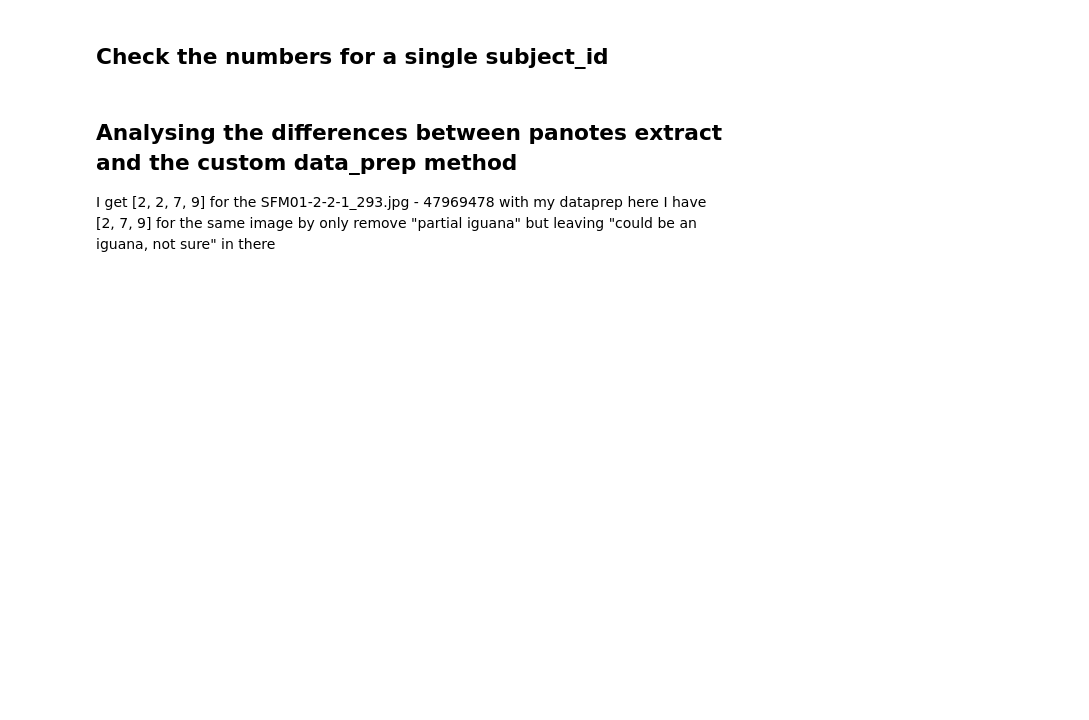
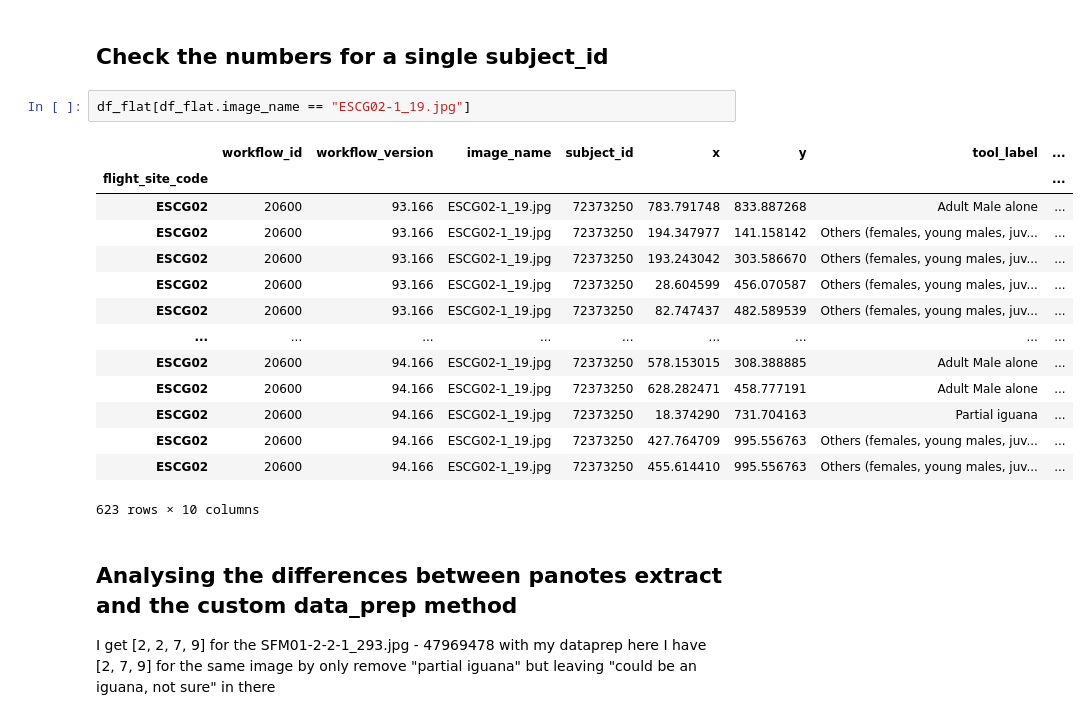
Before and after one commit to cwinkelmann/iguanas-from-above-zooniverse, a Jupyter notebook: Workflow_comparison.ipynb, the cells around one changed output. Saved outputs shown, nothing was run; the diff lists cells and outputs as text; blank space fills up the shorter version.

```diff
--- a/Workflow_comparison.ipynb
+++ b/Workflow_comparison.ipynb
@@ -474,5 +297,22 @@ df_panotes_point_extractor_r_ex_dropped
 # %% [markdown]
 ## Check the numbers for a single subject_id
+# %%
+df_flat[df_flat.image_name == "ESCG02-1_19.jpg"]
+# %% [output]
+|  | workflow_id | workflow_version | image_name | subject_id | x | y | tool_label | ... |
+| flight_site_code |  |  |  |  |  |  |  | ... |
+| ESCG02 | 20600 | 93.166 | ESCG02-1_19.jpg | 72373250 | 783.791748 | 833.887268 | Adult Male alone | ... |
+| ESCG02 | 20600 | 93.166 | ESCG02-1_19.jpg | 72373250 | 194.347977 | 141.158142 | Others (females, young males, juv... | ... |
+| ESCG02 | 20600 | 93.166 | ESCG02-1_19.jpg | 72373250 | 193.243042 | 303.586670 | Others (females, young males, juv... | ... |
+| ESCG02 | 20600 | 93.166 | ESCG02-1_19.jpg | 72373250 | 28.604599 | 456.070587 | Others (females, young males, juv... | ... |
+| ESCG02 | 20600 | 93.166 | ESCG02-1_19.jpg | 72373250 | 82.747437 | 482.589539 | Others (females, young males, juv... | ... |
+| ... | ... | ... | ... | ... | ... | ... | ... | ... |
+| ESCG02 | 20600 | 94.166 | ESCG02-1_19.jpg | 72373250 | 578.153015 | 308.388885 | Adult Male alone | ... |
+| ESCG02 | 20600 | 94.166 | ESCG02-1_19.jpg | 72373250 | 628.282471 | 458.777191 | Adult Male alone | ... |
+| ESCG02 | 20600 | 94.166 | ESCG02-1_19.jpg | 72373250 | 18.374290 | 731.704163 | Partial iguana | ... |
+| ESCG02 | 20600 | 94.166 | ESCG02-1_19.jpg | 72373250 | 427.764709 | 995.556763 | Others (females, young males, juv... | ... |
+| ESCG02 | 20600 | 94.166 | ESCG02-1_19.jpg | 72373250 | 455.614410 | 995.556763 | Others (females, young males, juv... | ... |
+623 rows × 10 columns
 # %% [markdown]
 ## Analysing the differences between panotes extract and the custom data_prep method
 I get [2, 2, 7, 9] for the SFM01-2-2-1_293.jpg - 47969478 with my dataprep
```
Also changed, not shown: parts of 27 cells of this notebook, 5 other files.
